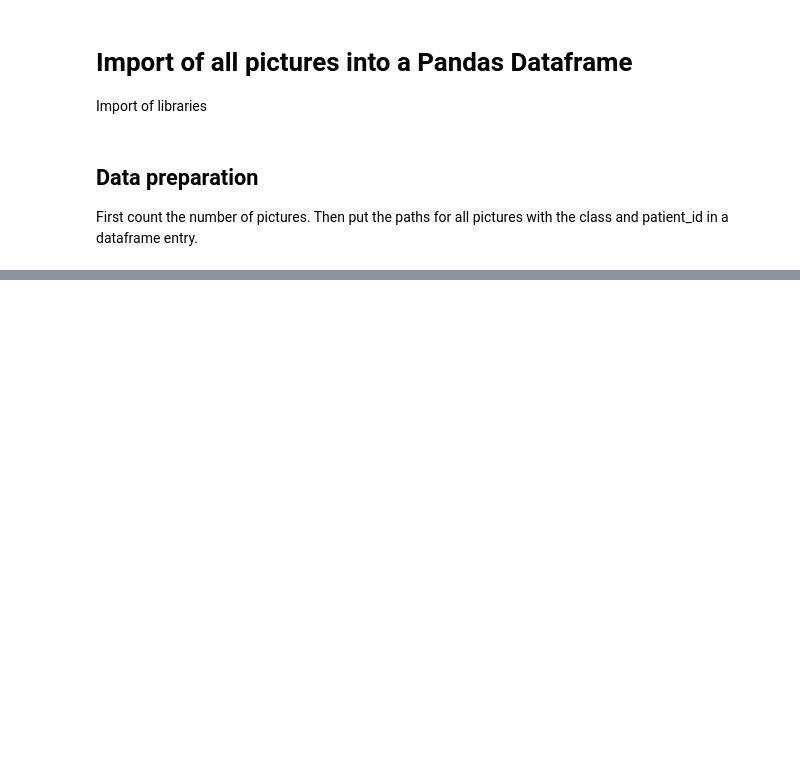
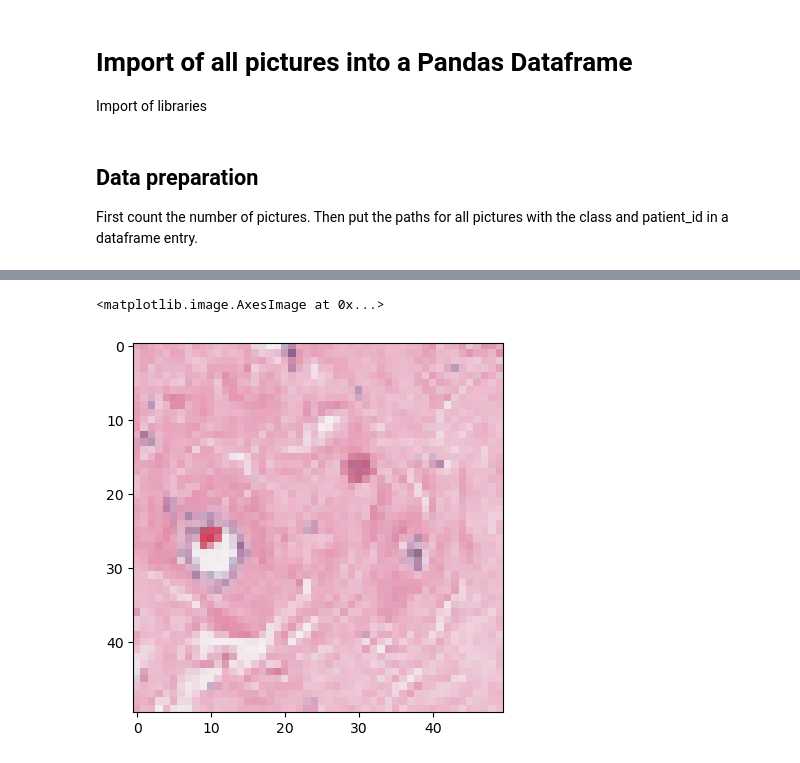
Before and after one commit to fredrikSveen/MALIS_project, a Jupyter notebook: DF_creation.ipynb, the cells around one changed output, grey strips where cells are left out. Cells and saved outputs as stored; diff of their text form; code cells hidden in the pictures; blank space fills up the shorter version.

```diff
--- a/DF_creation.ipynb
+++ b/DF_creation.ipynb
@@ -104,0 +141,6 @@ print('Patients in DF:', patients)
+# %%
+image = plt.imread(data.loc[0,'path'])
+plt.imshow(image)
+# %% [output]
+<matplotlib.image.AxesImage at 0x...>
+[figure, added]
```
Also changed, not shown: parts of 4 cells of this notebook, 2 other files.
